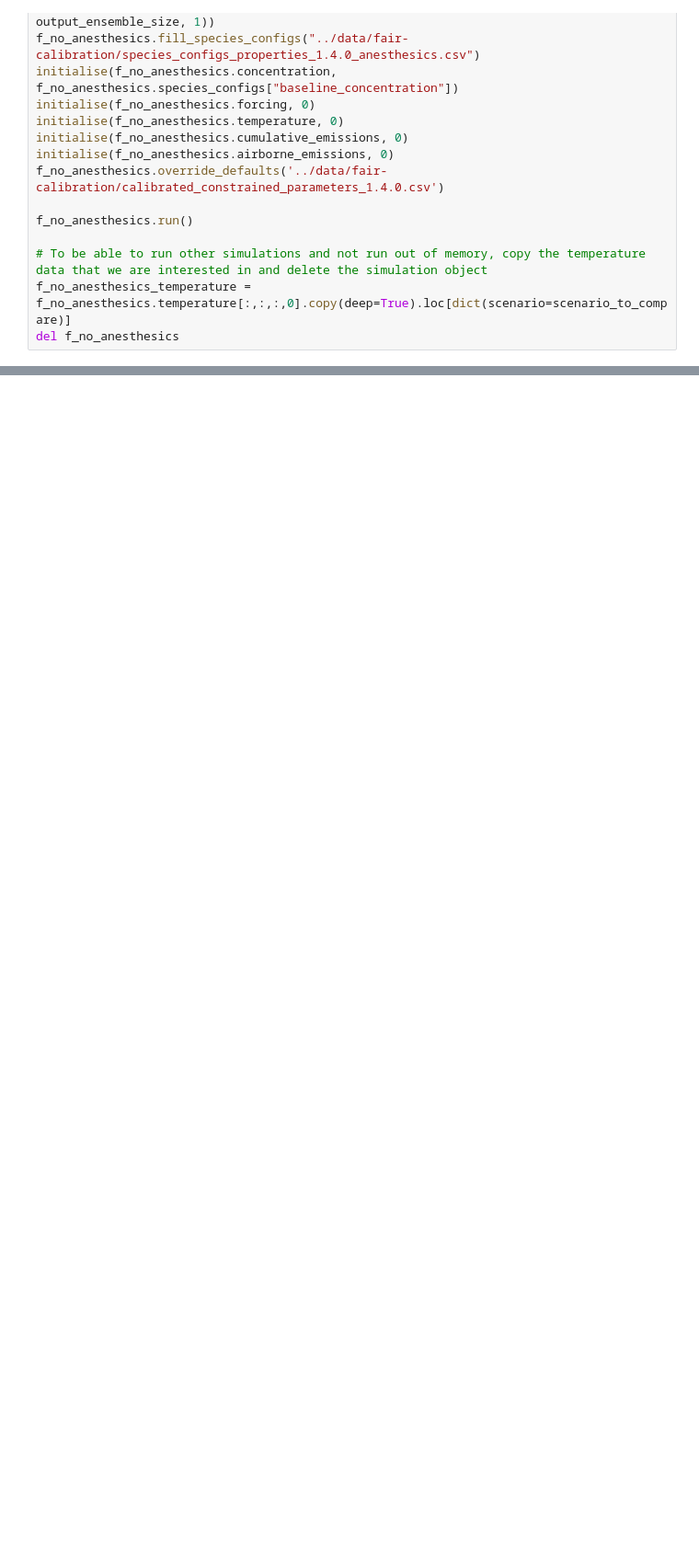
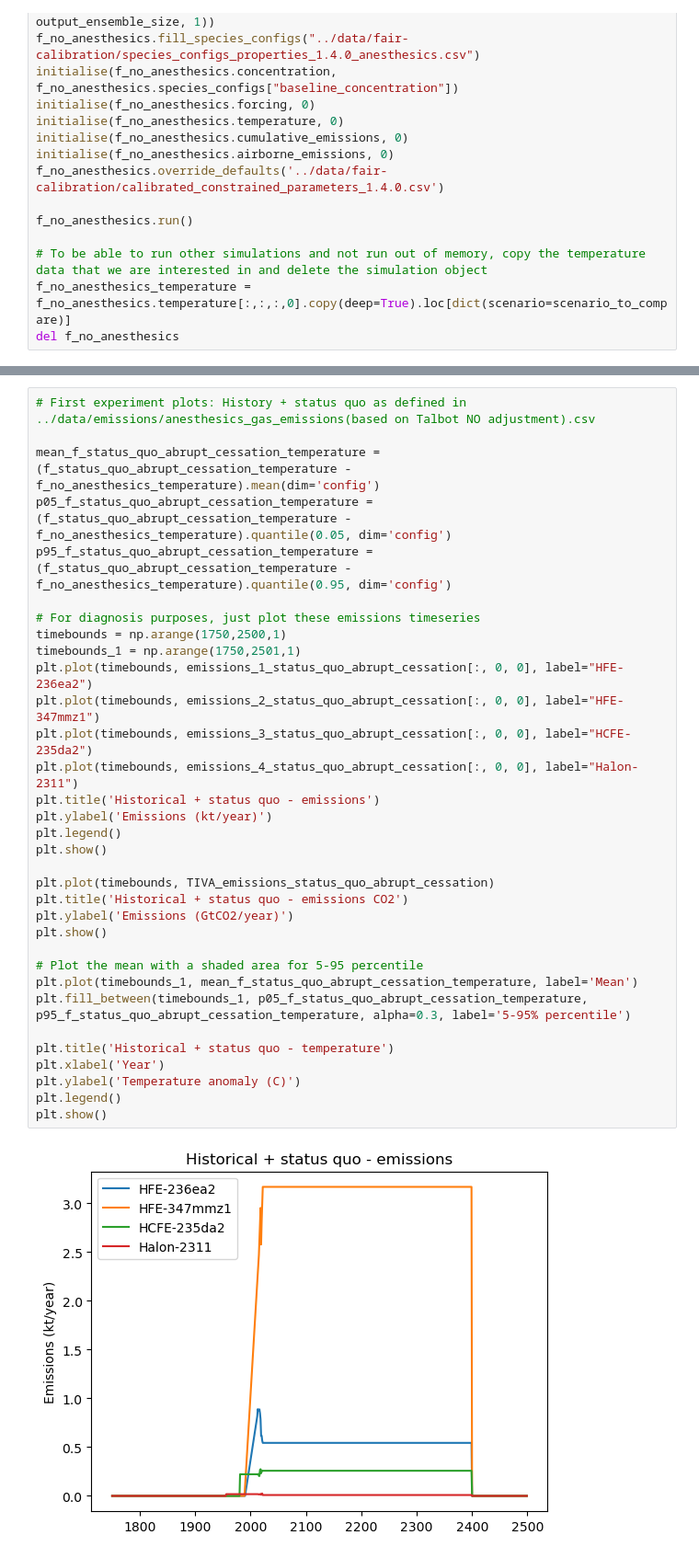
Before and after one commit to alejandroromeroprieto/anaesthetic-project, a Jupyter notebook: notebooks/paper_plots.ipynb, the cells around one changed output, grey strips where cells are left out. Shown at 92% size. Drawn from its saved outputs; the diff is of its cells as text; blank space fills up the shorter version.

```diff
--- a/notebooks/paper_plots.ipynb
+++ b/notebooks/paper_plots.ipynb
@@ -516,0 +636,35 @@ plt.show()
+# %%
+# First experiment plots: History + status quo as defined in ../data/emissions/anesthesics_gas_emissions(based on Talbot NO adjustment).csv
+
+mean_f_status_quo_abrupt_cessation_temperature = (f_status_quo_abrupt_cessation_temperature - f_no_anesthesics_temperature).mean(dim='config')
+p05_f_status_quo_abrupt_cessation_temperature = (f_status_quo_abrupt_cessation_temperature - f_no_anesthesics_temperature).quantile(0.05, dim='config')
+p95_f_status_quo_abrupt_cessation_temperature = (f_status_quo_abrupt_cessation_temperature - f_no_anesthesics_temperature).quantile(0.95, dim='config')
+
+# For diagnosis purposes, just plot these emissions timeseries
+timebounds = np.arange(1750,2500,1)
+timebounds_1 = np.arange(1750,2501,1)
+plt.plot(timebounds, emissions_1_status_quo_abrupt_cessation[:, 0, 0], label="HFE-236ea2")
+plt.plot(timebounds, emissions_2_status_quo_abrupt_cessation[:, 0, 0], label="HFE-347mmz1")
+plt.plot(timebounds, emissions_3_status_quo_abrupt_cessation[:, 0, 0], label="HCFE-235da2")
+plt.plot(timebounds, emissions_4_status_quo_abrupt_cessation[:, 0, 0], label="Halon-2311")
+plt.title('Historical + status quo - emissions')
+plt.ylabel('Emissions (kt/year)')
+plt.legend()
+plt.show()
+
+plt.plot(timebounds, TIVA_emissions_status_quo_abrupt_cessation)
+plt.title('Historical + status quo - emissions CO2')
+plt.ylabel('Emissions (GtCO2/year)')
+plt.show()
+
+# Plot the mean with a shaded area for 5-95 percentile
+plt.plot(timebounds_1, mean_f_status_quo_abrupt_cessation_temperature, label='Mean')
+plt.fill_between(timebounds_1, p05_f_status_quo_abrupt_cessation_temperature, p95_f_status_quo_abrupt_cessation_temperature, alpha=0.3, label='5-95% percentile')
+
+plt.title('Historical + status quo - temperature')
+plt.xlabel('Year')
+plt.ylabel('Temperature anomaly (C)')
+plt.legend()
+plt.show()
+# %% [output]
+[figure, added]
```
Also changed, not shown: parts of 15 cells of this notebook.
